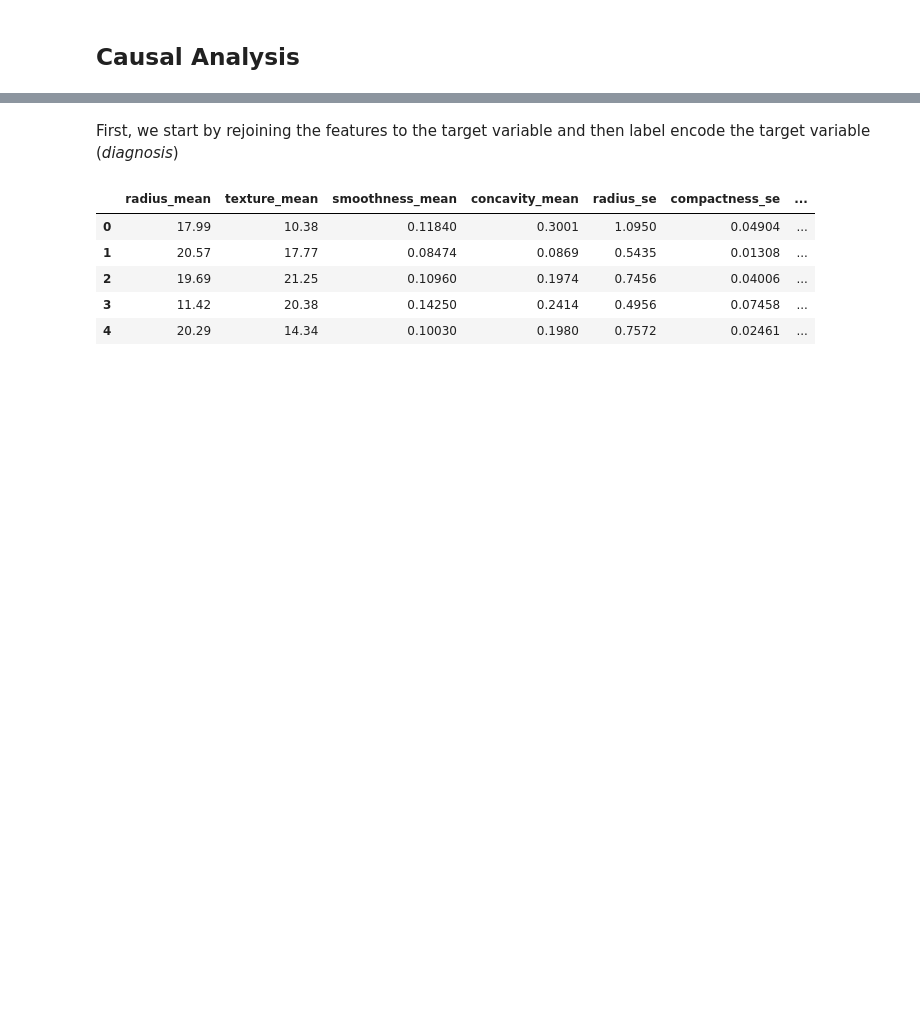
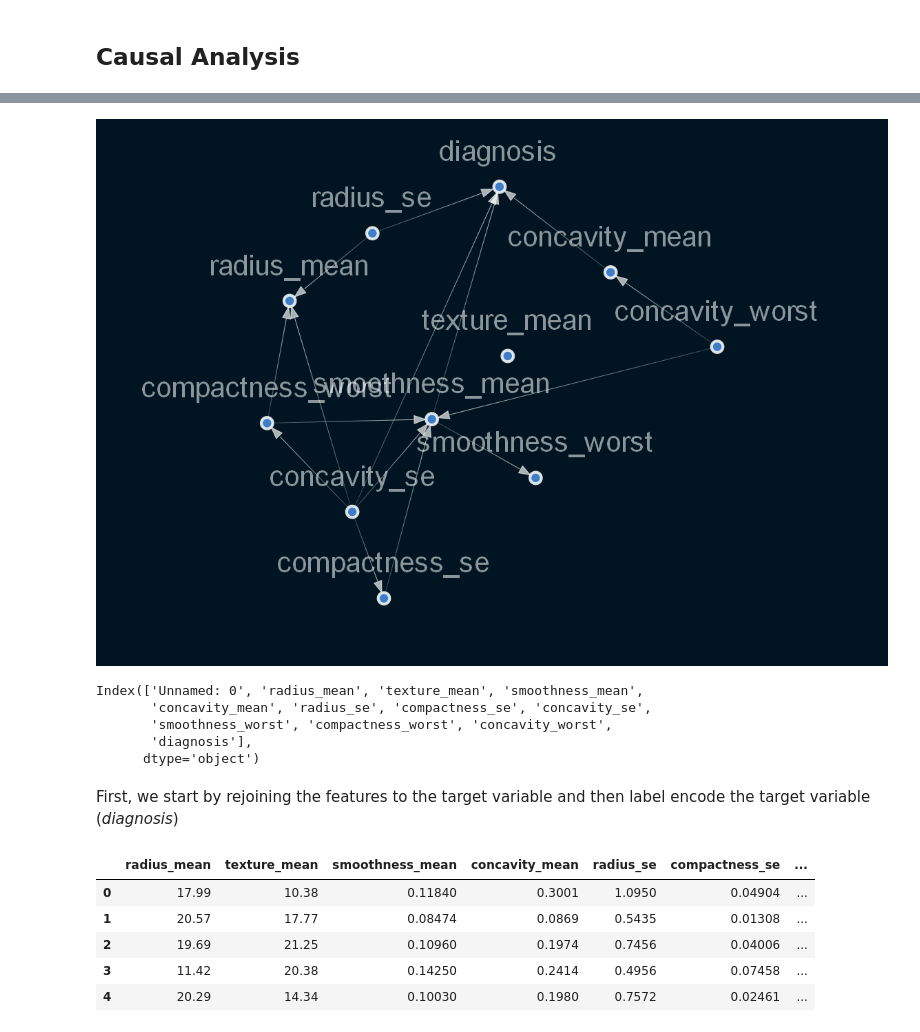
Before and after one commit to wakura-mbuya/Breast-Cancer-Causal-Inference, a Jupyter notebook: notebooks/causal_inference.ipynb, the cells around one changed output, grey strips where cells are left out. Drawn from its saved outputs; the diff is of its cells as text; code cells hidden in the pictures; blank space fills up the shorter version.

Commit message:
generate the ground graph

```diff
--- a/notebooks/causal_inference.ipynb
+++ b/notebooks/causal_inference.ipynb
@@ -96,0 +98,4 @@ test_df.to_csv("../data/test.csv")
+# %%
+data = pd.read_csv("../data/train.csv")
+data.drop('Unnamed: 0', axis=1, inplace=True)
+data.head()
@@ -97,3 +116,27 @@ test_df.to_csv("../data/test.csv")
+# %%
+#initialize the Structure Model
+sm = from_pandas(data)
+sm.remove_edges_below_threshold(0.8)
+
+#Visualizing the learned structure
+viz = plot_structure(
+    sm,
+    graph_attributes={"scale": "0.5"},
+    all_node_attributes=NODE_STYLE.WEAK,
+    all_edge_attributes=EDGE_STYLE.WEAK,
+    prog='fdp',
+)
+Image(viz.draw(format='png'))
+# %% [output]
+[figure, added]
+# %%
+data.columns
+# %% [output]
+Index(['Unnamed: 0', 'radius_mean', 'texture_mean', 'smoothness_mean',
+       'concavity_mean', 'radius_se', 'compactness_se', 'concavity_se',
+       'smoothness_worst', 'compactness_worst', 'concavity_worst',
+       'diagnosis'],
+      dtype='object')
 # %% [markdown]
 First, we start by rejoining the features to the target variable and then label encode the target variable (<em>diagnosis</em>)
 # %%
```
Also changed, not shown: parts of 4 cells of this notebook.
